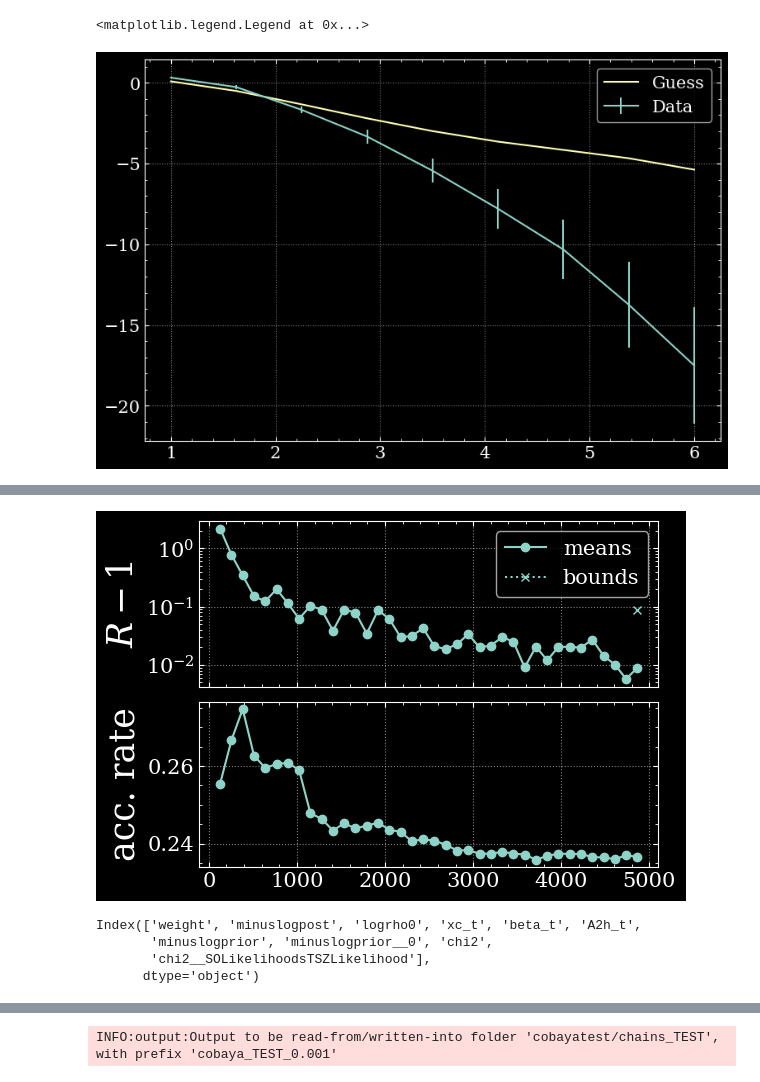
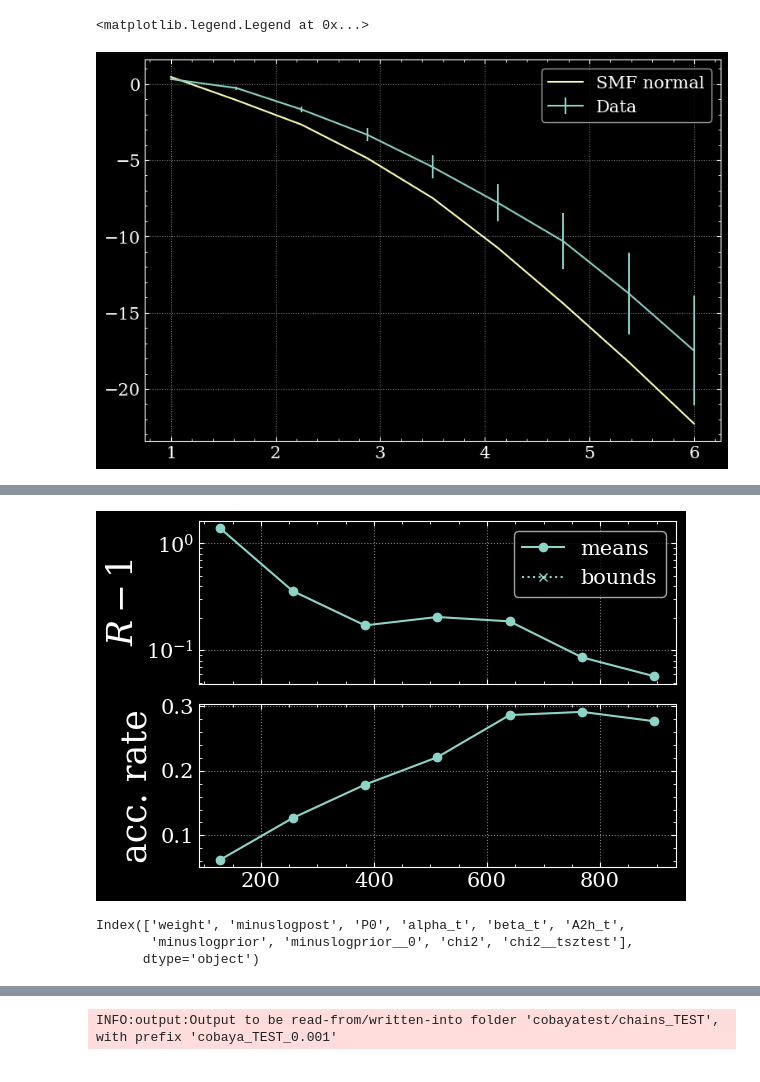
Before and after one commit to chadpopik/CAPPIBARAS, a Jupyter notebook: runchains.ipynb, the cells around one changed output, grey strips where cells are left out. Cells and saved outputs as stored; diff of their text form; code cells hidden in the pictures.

```diff
--- a/runchains.ipynb
+++ b/runchains.ipynb
@@ -12,16 +29,25 @@ model = get_model("/global/homes/c/cpopik/Capybara/runchains.yaml")
 # %%
-likeli = model.likelihood['SOLikelihoods.TSZLikelihood']
+likeli = model.likelihood['tsztest']
 
 plt.errorbar(likeli.meas.thetas, likeli.meas.tSZdata, np.diag(likeli.meas.tSZcov)**0.5, label='Data')
-plt.plot(likeli.meas.thetas, likeli._get_theory(likeli.cpars), label='Guess')
+
+plt.plot(likeli.meas.thetas,
+         likeli.sign(likeli.proj(likeli.ave_SMF(likeli.pth_1h()+likeli.pth_2h())))+likeli.meas.dustprof, label='SMF normal')
+
+
+# proj2 = ForwardModel.project_Hankel(likeli.rs, likeli.meas.thetas, likeli.dA_func(0.55), likeli.meas.beam_data, likeli.meas.beam_ells, likeli.meas.resp_data, likeli.meas.resp_ells)
+
+# plt.plot(likeli.meas.thetas,
+#          likeli.sign(proj2(likeli.ave_SMF(likeli.pth_1h()*0.8+likeli.pth_2h())))+likeli.meas.dustprof, label='SMF change')
+
 plt.legend()
 # %% [output]
 <matplotlib.legend.Legend at 0x...>
-[figure, old version]
+[figure, new version]
 # %%
-results = pd.DataFrame(np.genfromtxt("/global/homes/c/cpopik/Capybara/cobayatest/chains_TEST/cobaya_TEST_0.001.1.txt", names=True).T)
+results = pd.DataFrame(np.genfromtxt("/global/homes/c/cpopik/Capybara/chains/cobaya_TEST_0.001.1.txt", names=True).T)
 
-plot_progress("cobayatest/chains_TEST/cobaya_TEST_0.001", figure_kwargs={"figsize": (6,4)})
+plot_progress("chains/cobaya_TEST_0.001", figure_kwargs={"figsize": (6,4)})
 
 plt.tight_layout()
 plt.show()
@@ -31,5 +59,4 @@ results.columns
-[figure, old version]
+[figure, new version]
-Index(['weight', 'minuslogpost', 'logrho0', 'xc_t', 'beta_t', 'A2h_t',
-       'minuslogprior', 'minuslogprior__0', 'chi2',
-       'chi2__SOLikelihoodsTSZLikelihood'],
-      dtype='object')
+Index(['weight', 'minuslogpost', 'P0', 'alpha_t', 'beta_t', 'A2h_t',
+       'minuslogprior', 'minuslogprior__0', 'chi2', 'chi2__tsztest'],
+      dtype='object')
```
Also changed, not shown: parts of 4 cells of this notebook, 55 other files.
